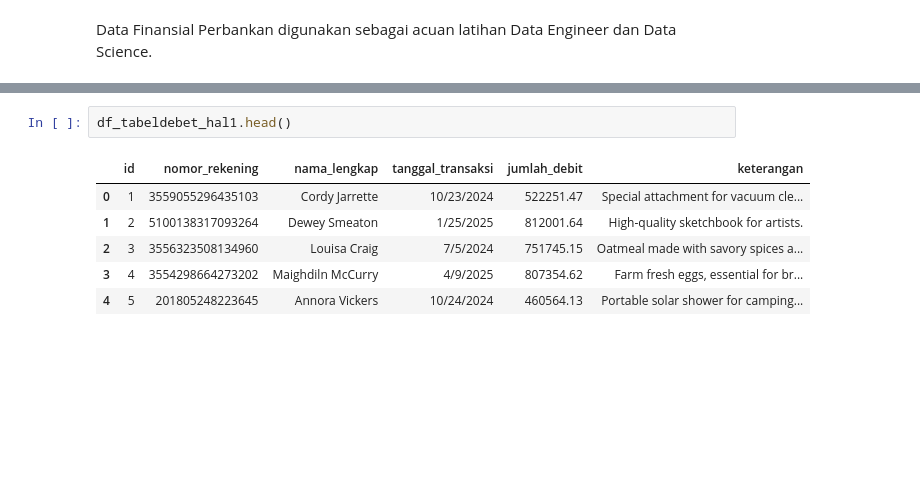
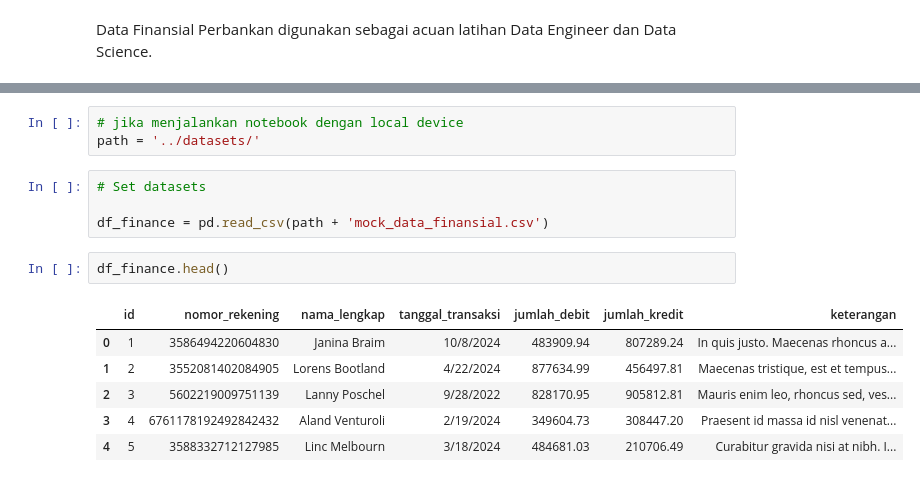
Before and after one commit to ariwiraasmara/python-science-lab, a Jupyter notebook: latihan/Finansial.ipynb, the cells around one changed output, grey strips where cells are left out. Saved outputs shown, nothing was run; the diff lists cells and outputs as text; blank space fills up the shorter version.

```diff
--- a/latihan/Finansial.ipynb
+++ b/latihan/Finansial.ipynb
@@ -27,9 +27,16 @@ df_tabelkredit_hal5 = pd.read_csv('../datasets/bukukas_kredit_hal5.csv')
+# %%
+# jika menjalankan notebook dengan local device
+path = '../datasets/'
+# %%
+# Set datasets
+
+df_finance = pd.read_csv(path + 'mock_data_finansial.csv')
 # %%
-df_tabeldebet_hal1.head()
+df_finance.head()
 # %% [output]
-|  | id | nomor_rekening | nama_lengkap | tanggal_transaksi | jumlah_debit | keterangan |
-| 0 | 1 | 3559055296435103 | Cordy Jarrette | 10/23/2024 | 522251.47 | Special attachment for vacuum cle... |
-| 1 | 2 | 5100138317093264 | Dewey Smeaton | 1/25/2025 | 812001.64 | High-quality sketchbook for artists. |
-| 2 | 3 | 3556323508134960 | Louisa Craig | 7/5/2024 | 751745.15 | Oatmeal made with savory spices a... |
-| 3 | 4 | 3554298664273202 | Maighdiln McCurry | 4/9/2025 | 807354.62 | Farm fresh eggs, essential for br... |
-| 4 | 5 | 201805248223645 | Annora Vickers | 10/24/2024 | 460564.13 | Portable solar shower for camping... |
+|  | id | nomor_rekening | nama_lengkap | tanggal_transaksi | jumlah_debit | jumlah_kredit | keterangan |
+| 0 | 1 | 3586494220604830 | Janina Braim | 10/8/2024 | 483909.94 | 807289.24 | In quis justo. Maecenas rhoncus a... |
+| 1 | 2 | 3552081402084905 | Lorens Bootland | 4/22/2024 | 877634.99 | 456497.81 | Maecenas tristique, est et tempus... |
+| 2 | 3 | 5602219009751139 | Lanny Poschel | 9/28/2022 | 828170.95 | 905812.81 | Mauris enim leo, rhoncus sed, ves... |
+| 3 | 4 | 6761178192492842432 | Aland Venturoli | 2/19/2024 | 349604.73 | 308447.20 | Praesent id massa id nisl venenat... |
+| 4 | 5 | 3588332712127985 | Linc Melbourn | 3/18/2024 | 484681.03 | 210706.49 | Curabitur gravida nisi at nibh. I... |
```
Also changed, not shown: parts of 47 cells of this notebook, 32 other files.
